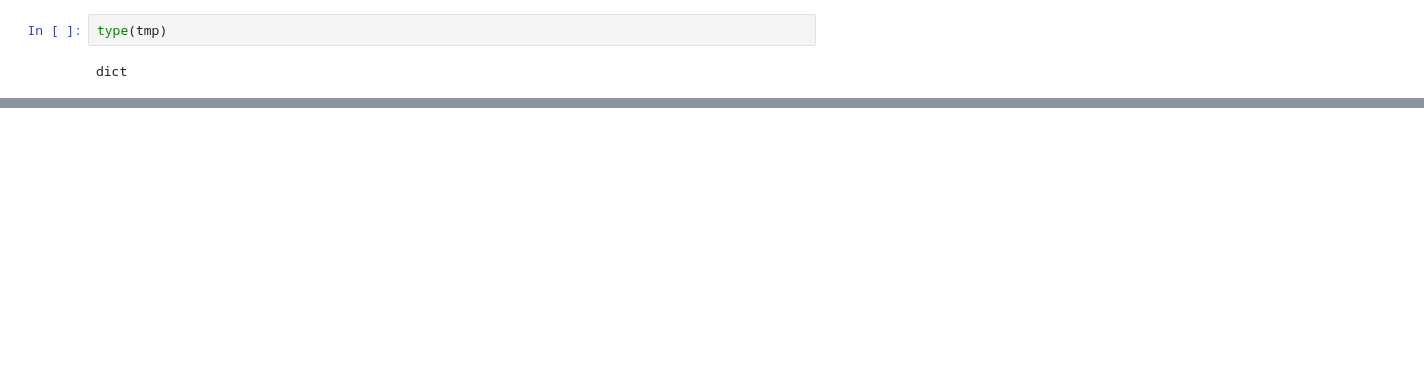
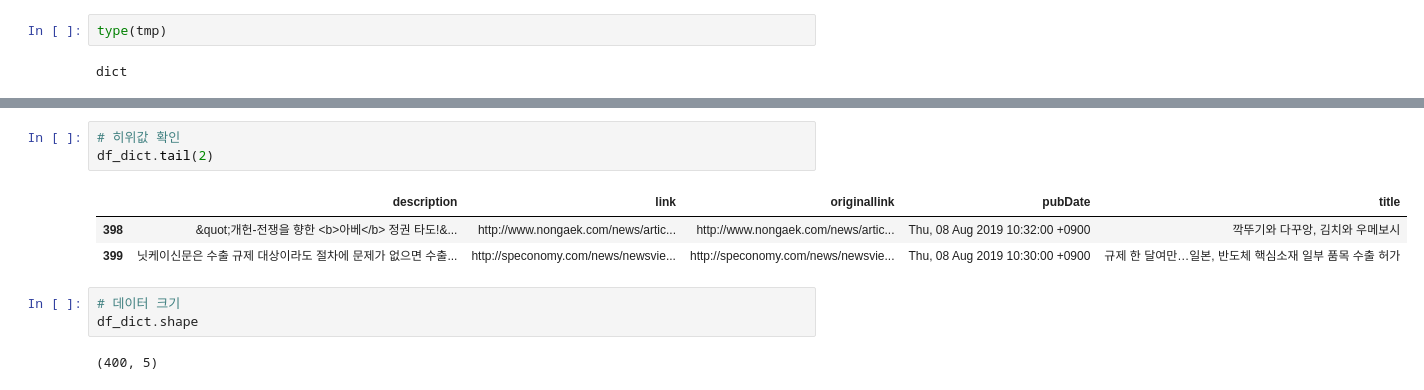
Before and after one commit to JeongsuMoon1/py_projects, a Jupyter notebook: analysis/crawling/데이터획득_level2_api를이용한수집.ipynb, the cells around one changed output, grey strips where cells are left out. Drawn from its saved outputs; the diff is of its cells as text; blank space fills up the shorter version.

```diff
--- a/analysis/crawling/데이터획득_level2_api를이용한수집.ipynb
+++ b/analysis/crawling/데이터획득_level2_api를이용한수집.ipynb
@@ -176,0 +296,12 @@ for item in tmp['items']:
+# %%
+# 히위값 확인
+df_dict.tail(2)
+# %% [output]
+|  | description | link | originallink | pubDate | title |
+| 398 | &quot;개헌-전쟁을 향한 <b>아베</b> 정권 타도!&... | http://www.nongaek.com/news/artic... | http://www.nongaek.com/news/artic... | Thu, 08 Aug 2019 10:32:00 +0900 | 깍뚜기와 다꾸앙, 김치와 우메보시 |
+| 399 | 닛케이신문은 수출 규제 대상이라도 절차에 문제가 없으면 수출... | http://speconomy.com/news/newsvie... | http://speconomy.com/news/newsvie... | Thu, 08 Aug 2019 10:30:00 +0900 | 규제 한 달여만…일본, 반도체 핵심소재 일부 품목 수출 허가 |
+# %%
+# 데이터 크기
+df_dict.shape
+# %% [output]
+(400, 5)
```
Also changed, not shown: parts of 23 cells of this notebook, 4 other files.
